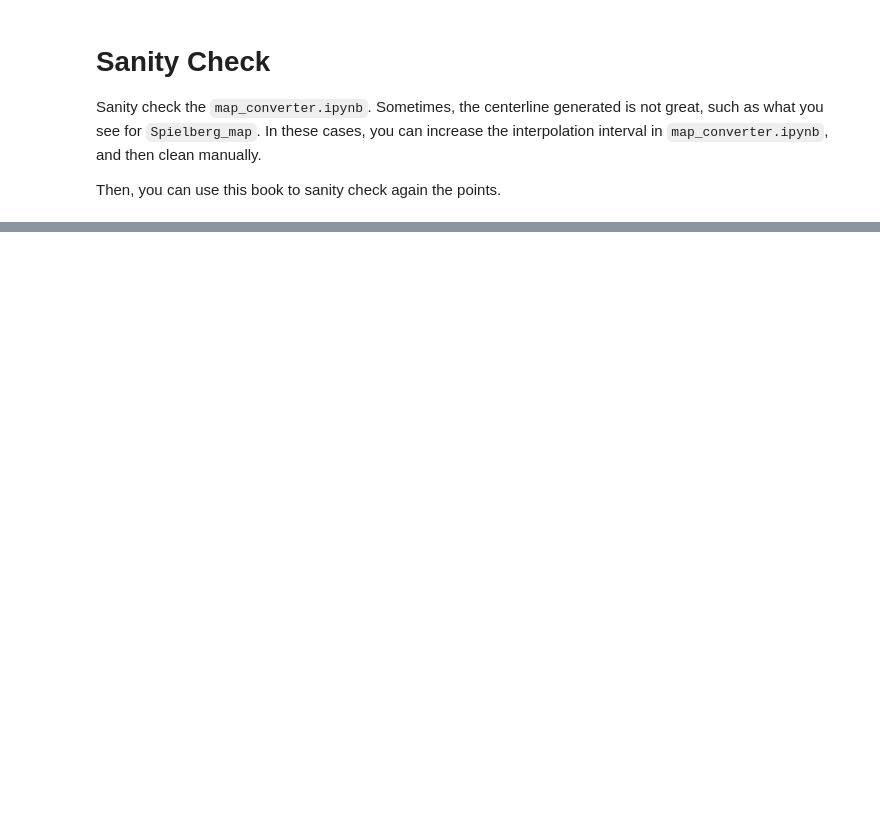
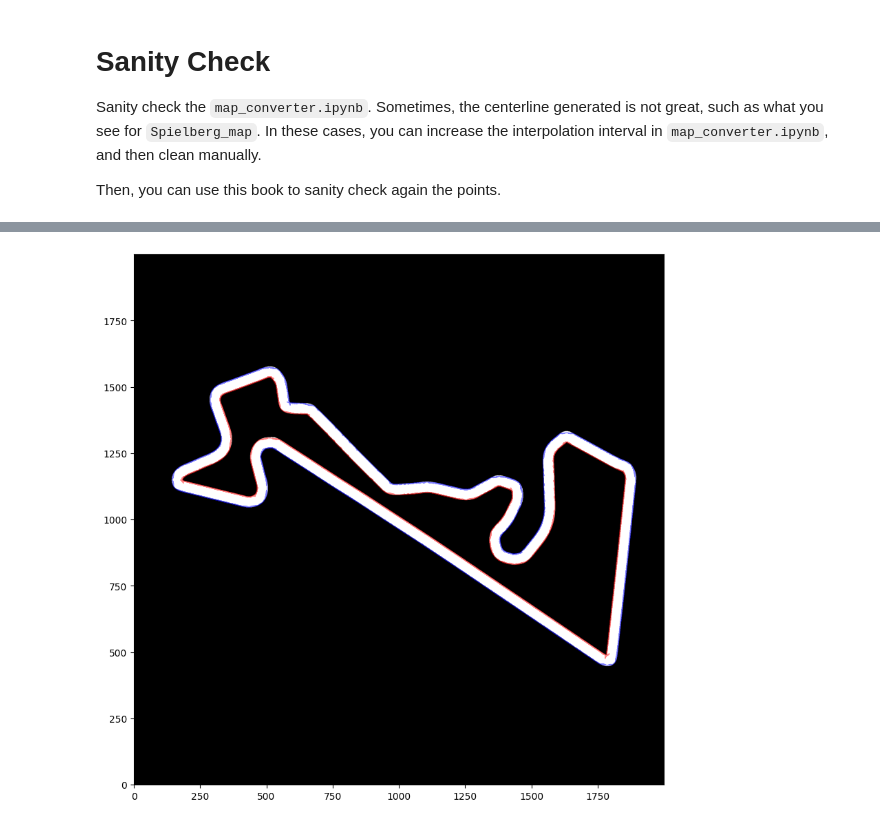
Before and after one commit to WVU-F1Tenth/Raceline-Optimization, a Jupyter notebook: sanity_check.ipynb, the cells around one changed output, grey strips where cells are left out. Drawn from its saved outputs; the diff is of its cells as text; code cells hidden in the pictures; blank space fills up the shorter version.

Commit message:
Added track width visualization

```diff
--- a/sanity_check.ipynb
+++ b/sanity_check.ipynb
@@ -37,11 +37,12 @@ with open(map_yaml_path, 'r') as yaml_stream:
 orig_x = origin[0]
 orig_y = origin[1]
 # %%
-raw_data = pd.read_csv(f"inputs/tracks/{MAP_NAME}.csv")
-x = raw_data["# x_m"].values
-y = raw_data["y_m"].values
-wr = raw_data["w_tr_right_m"].values
-wl = raw_data["w_tr_left_m"].values
+track_data = pd.read_csv(f"inputs/tracks/{MAP_NAME}.csv")
+scale = 1
+x = track_data["# x_m"].to_numpy(dtype=float)
+y = track_data["y_m"].to_numpy(dtype=float)
+wr = track_data["w_tr_right_m"].to_numpy(dtype=float) * scale
+wl = track_data["w_tr_left_m"].to_numpy(dtype=float) * scale
 
 x -= orig_x
 y -= orig_y
@@ -56,0 +59,23 @@ plt.plot(x,y)
+# %%
+# Compare track widths
+
+points = np.column_stack((x, y))
+n = len(points)
+points_closed = np.vstack((points[-1,:], points, points[0,:]))
+v = points_closed[2:] - points_closed[:-2]
+norms = np.linalg.norm(v, axis=1, keepdims=True)
+norms[norms == 0] = 1.0
+tangents = v / norms
+# Changes from row, col to x, y
+normals = np.column_stack((-tangents[:,1], tangents[:, 0]))
+left_boundary = points + normals * wl[:, None]
+right_boundary = points - normals * wr[:, None]
+
+plt.figure(figsize=(10,10))
+# plt.plot(x, y, '--')
+plt.plot(left_boundary[:,0], left_boundary[:,1], color='blue', linewidth=1, alpha=0.5)
+plt.plot(right_boundary[:,0], right_boundary[:,1], color='red', linewidth=1, alpha=0.5)
+plt.imshow(map_img, cmap="gray", origin="lower")
+plt.show()
+# %% [output]
+[figure, added]
```
Also changed, not shown: parts of 2 cells of this notebook, 1 other file.
